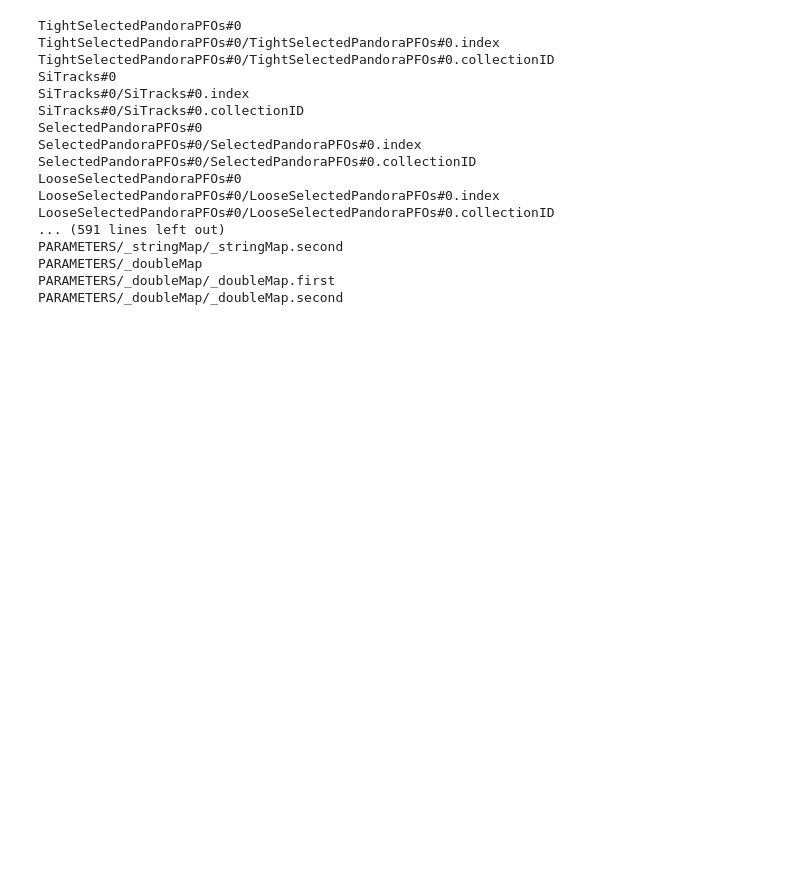
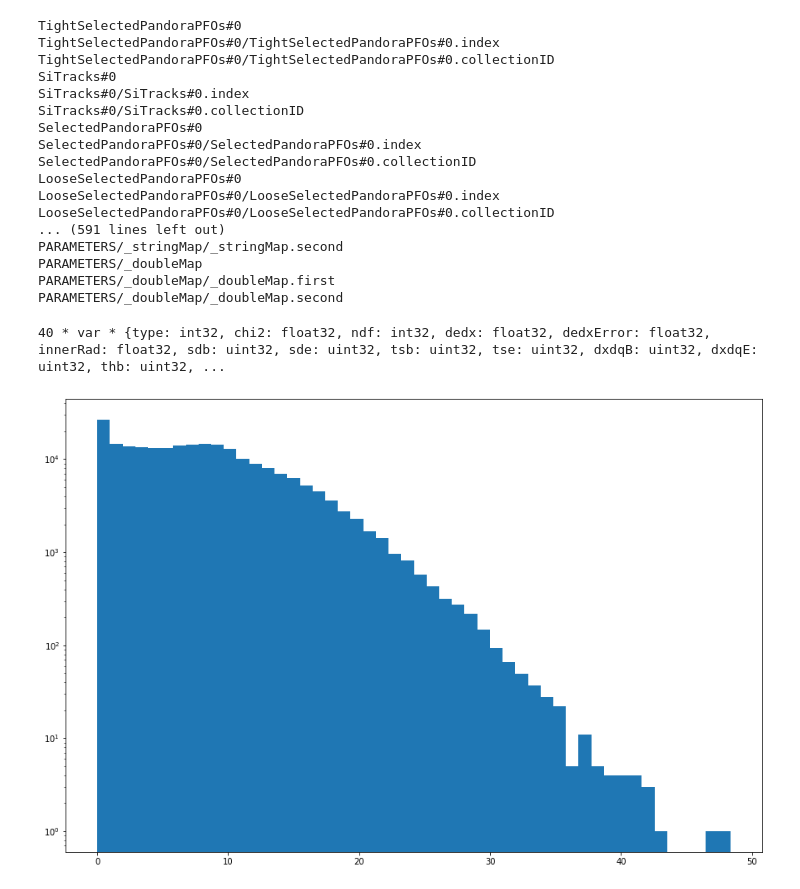
Before and after one commit to Isaac-Hirsch/mucol_plotting_scripts, a Jupyter notebook: macros/AllTracks_Analysis.ipynb, the cells around one changed output. Drawn from its saved outputs; the diff is of its cells as text; code cells hidden in the pictures; blank space fills up the shorter version.

Commit message:
I added AllTracks to study the all tracks branches of the edm4hep root files. Also updated my study_tracks.pi in LCIO to match the version Karri produced on tuesday.

```diff
--- a/macros/AllTracks_Analysis.ipynb
+++ b/macros/AllTracks_Analysis.ipynb
@@ -34,4 +34,4 @@ PARAMETERS/_doubleMap
 PARAMETERS/_doubleMap/_doubleMap.first
 PARAMETERS/_doubleMap/_doubleMap.second
 # %%
-tree = uproot.concatenate("/Users/isaac/Downloads/muonGun_reco_*.root:events",filter_name=["MC*","MUON*","SiTracks*", "*TrackerHits*", "AllTracks*"])
+tree = uproot.concatenate("/Users/isaac/Downloads/muonGun_reco_*.root:events",filter_name=["AllTracks*"])
@@ -37,0 +96,21 @@ tree = uproot.concatenate("/Users/isaac/Downloads/muonGun_reco_*.root:events",fi
+# %%
+allHits=ak.zip({
+    "type" : tree["AllTracks.type"],
+    "chi2" : tree["AllTracks.chi2"],
+    "ndf" : tree["AllTracks.ndf"],
+    "dedx" : tree["AllTracks.dEdx"],
+    "dedxError" : tree["AllTracks.dEdxError"],
+    "innerRad" : tree["AllTracks.radiusOfInnermostHit"],
+    "sdb" : tree["AllTracks.subDetectorHitNumbers_begin"],
+    "sde" : tree["AllTracks.subDetectorHitNumbers_end"],
+    "tsb" : tree["AllTracks.trackStates_begin"],
+    "tse" : tree["AllTracks.trackStates_end"],
+    "dxdqB" : tree["AllTracks.dxQuantities_begin"],
+    "dxdqE" : tree["AllTracks.dxQuantities_end"],
+    "thb" : tree["AllTracks.trackerHits_begin"],
+    "the" : tree["AllTracks.trackerHits_end"],
+    "tb" : tree["AllTracks.tracks_begin"],
+    "te" : tree["AllTracks.tracks_end"],
+    "CID0" : tree["AllTracks#0.collectionID"],
+    "CID1" : tree["AllTracks#1.collectionID"]
+}, depth_limit=1)
@@ -37,0 +131,8 @@ tree = uproot.concatenate("/Users/isaac/Downloads/muonGun_reco_*.root:events",fi
+# %%
+print(allHits.type)
+# %% [output]
+40 * var * {type: int32, chi2: float32, ndf: int32, dedx: float32, dedxError: float32, innerRad: float32, sdb: uint32, sde: uint32, tsb: uint32, tse: uint32, dxdqB: uint32, dxdqE: uint32, thb: uint32, ...
+# %%
+plot1DHistogram(allHits.chi2, bins=50, scale="log")
+# %% [output]
+[figure, added]
```
Also changed, not shown: parts of 29 cells of this notebook, 3 other files.
